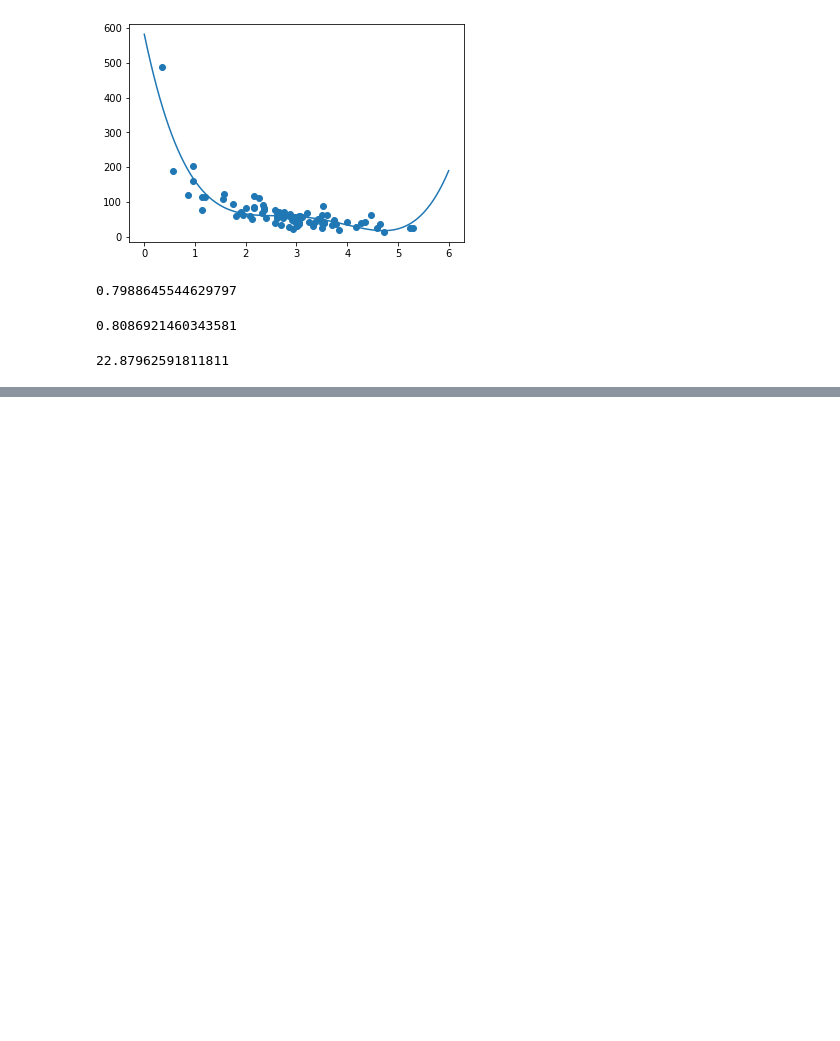
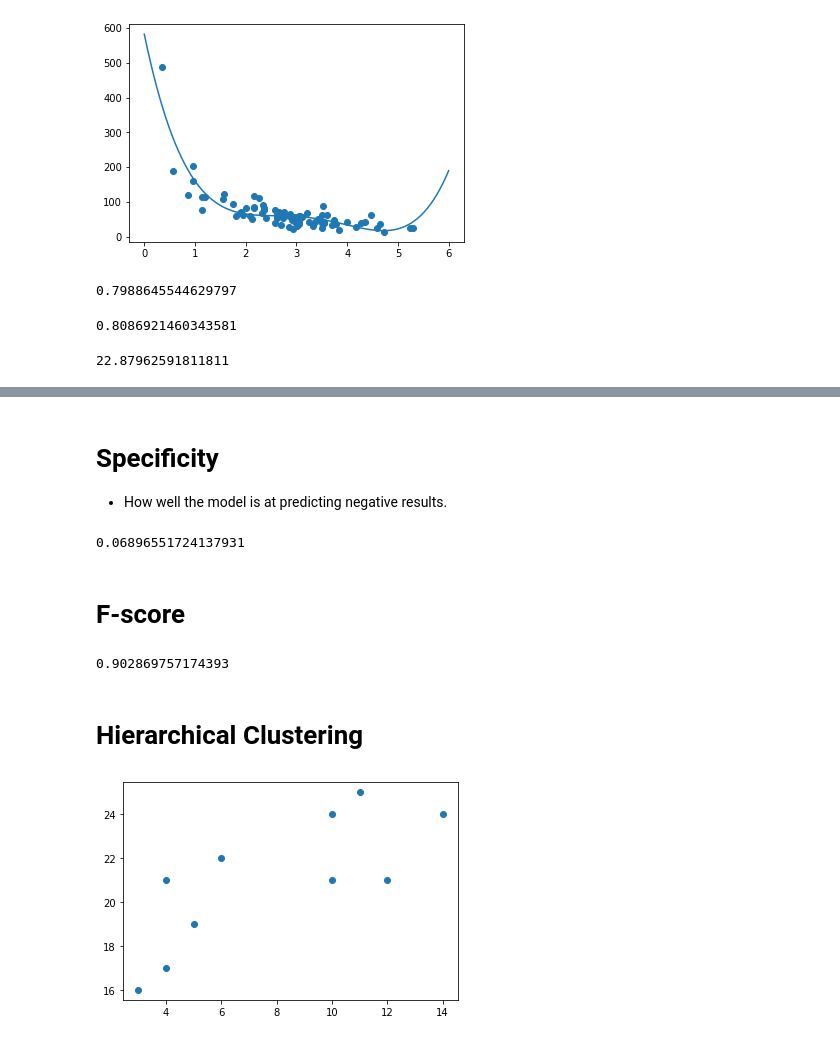
Before and after one commit to SAYAPUREDDY/Machinelearning, a Jupyter notebook: ml_implementation.ipynb, the cells around one changed output, grey strips where cells are left out. Cells and saved outputs as stored; diff of their text form; code cells hidden in the pictures; blank space fills up the shorter version.

```diff
--- a/ml_implementation.ipynb
+++ b/ml_implementation.ipynb
@@ -233,0 +301,28 @@ print(mymodel(5))
+# %% [markdown]
+# Specificity
+- How well the model is at predicting negative results.
+# %%
+Specificity = metrics.recall_score(actual, predicted, pos_label=0)
+print(Specificity)
+# %% [output]
+0.06896551724137931
+# %% [markdown]
+# F-score
+# %%
+F1_score = metrics.f1_score(actual, predicted)
+print(F1_score)
+# %% [output]
+0.902869757174393
+# %% [markdown]
+# Hierarchical Clustering
+# %%
+import numpy as np
+import matplotlib.pyplot as plt
+
+x = [4, 5, 10, 4, 3, 11, 14 , 6, 10, 12]
+y = [21, 19, 24, 17, 16, 25, 24, 22, 21, 21]
+
+plt.scatter(x, y)
+plt.show()
+# %% [output]
+[figure, added]
```
Also changed, not shown: parts of 42 cells of this notebook.
